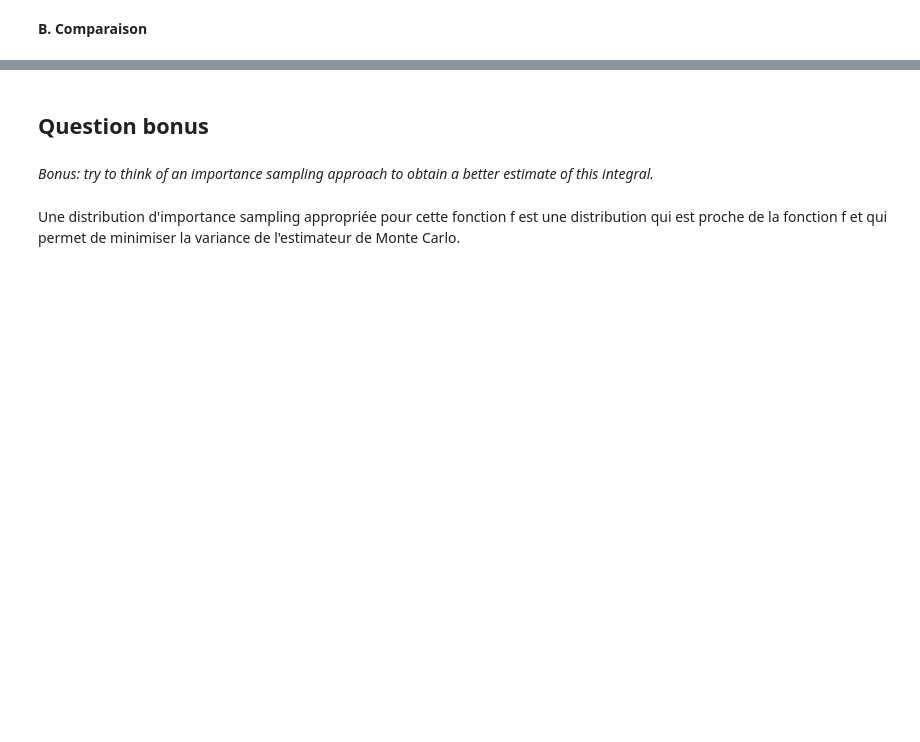
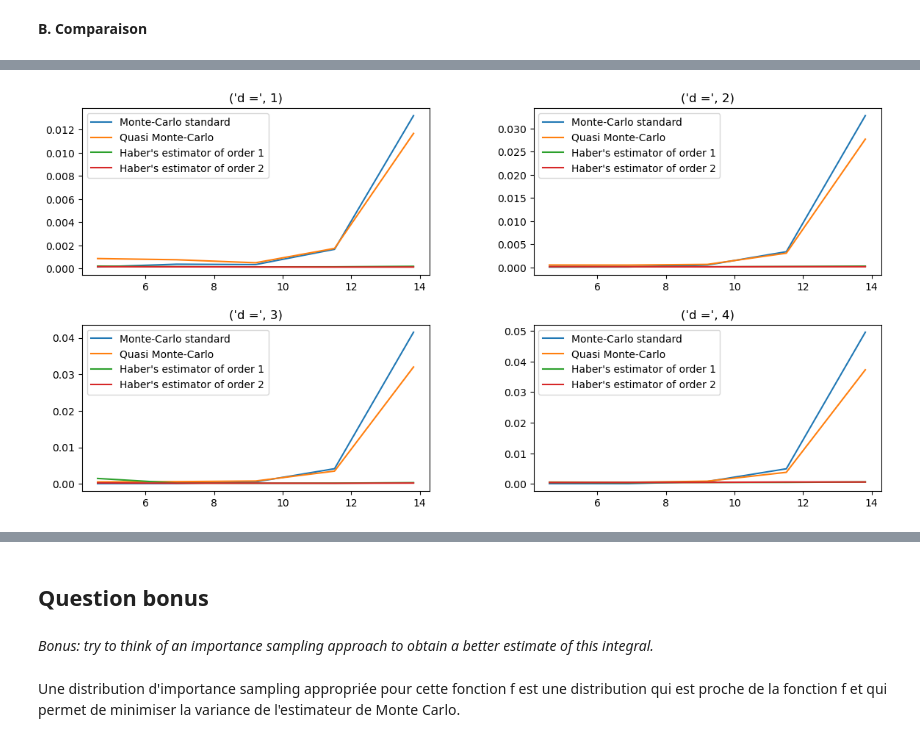
Before and after one commit to mchabrol/Monte-carlo, a Jupyter notebook: ProjetStrat.ipynb, the cells around one changed output, grey strips where cells are left out. Saved outputs shown, nothing was run; the diff lists cells and outputs as text; code cells hidden in the pictures; blank space fills up the shorter version.

```diff
--- a/ProjetStrat.ipynb
+++ b/ProjetStrat.ipynb
@@ -240,0 +246,45 @@ Haber's estimator of order 2: 0.9999974328261939
+# %%
+#Comparaison du temps de calcul entre les estimateurs d'Haber d'ordre 1 et 2 avec les méthodes de Montecarlo et de Quasi Monte Carlo
+#En fonction de différentes dimensions et de différentes tailles d'échantillons
+
+NN = np.array([100, 1000, 10000, 100000, 1000000]) #différentes tailles d'échantillons
+ds = [1, 2, 3, 4]
+
+l = 1
+for d in ds :
+    tempsMCstandard = []
+    tempsQMC = []
+    tempsHaber1 = []
+    tempsHaber2 = []
+    for n in NN :
+        start_time = time.time()
+        MonteCarlo(f, N = n, d = d)                   #appel de la fonction
+        end_time = time.time()
+        tempsMCstandard.append(end_time - start_time) #temps de calcul par la méthode Monte Carlo standard
+
+        start_time = time.time()
+        QuasiMonteCarlo(f, N = n, d = d)              #appel de la fonction
+        end_time = time.time()
+        tempsQMC.append(end_time - start_time)        #temps de calcul par la méthode Quasi Monte Carlo
+
+        start_time = time.time()
+        habers_estimation(f, k = n, d = d, order = 1, n_cells = 5)              #appel de la fonction
+        end_time = time.time()
+        tempsHaber1.append(end_time - start_time)     #temps de calcul pour la méthode utilisant l'estimateur d'Haber d'ordre 1
+
+        start_time = time.time()
+        habers_estimation(f, k = n, d = d, order = 2, n_cells = 5)              #appel de la fonction
+        end_time = time.time()
+        tempsHaber2.append(end_time - start_time)     #temps de calcul pour la méthode utilisant l'estimateur d'Haber d'ordre 2
+    plt.subplot(3,2,l)
+    plt.plot(np.log(NN),tempsMCstandard)              #visualisation des temps de calcul méthode Monte Carlo selon la taille de l'échantillon
+    plt.plot(np.log(NN),tempsQMC)                     #visualisation des temps de calcul méthode Quasi Monte Carlo selon la taille de l'échantillon
+    plt.plot(np.log(NN),tempsHaber1)                     #visualisation des temps de calcul méthode Quasi Monte Carlo selon la taille de l'échantillon
+    plt.plot(np.log(NN),tempsHaber2)                     #visualisation des temps de calcul méthode Quasi Monte Carlo selon la taille de l'échantillon
+    plt.legend(['Monte-Carlo standard', 'Quasi Monte-Carlo',"Haber's estimator of order 1", "Haber's estimator of order 2"])
+    plt.title(('d =', d))
+    l+=1
+
+plt.gcf().subplots_adjust(left = 0.2, bottom = 0.2, right = 1.9, top = 1.9, wspace = 0.3, hspace = 0.3)
+# %% [output]
+[figure, added]
```
Also changed, not shown: parts of 13 cells of this notebook.
